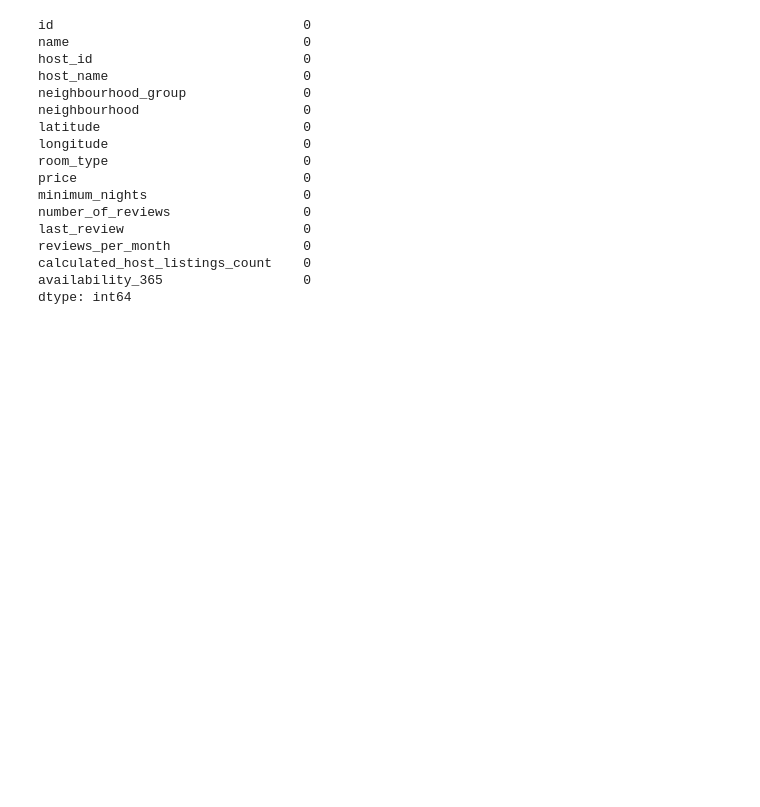
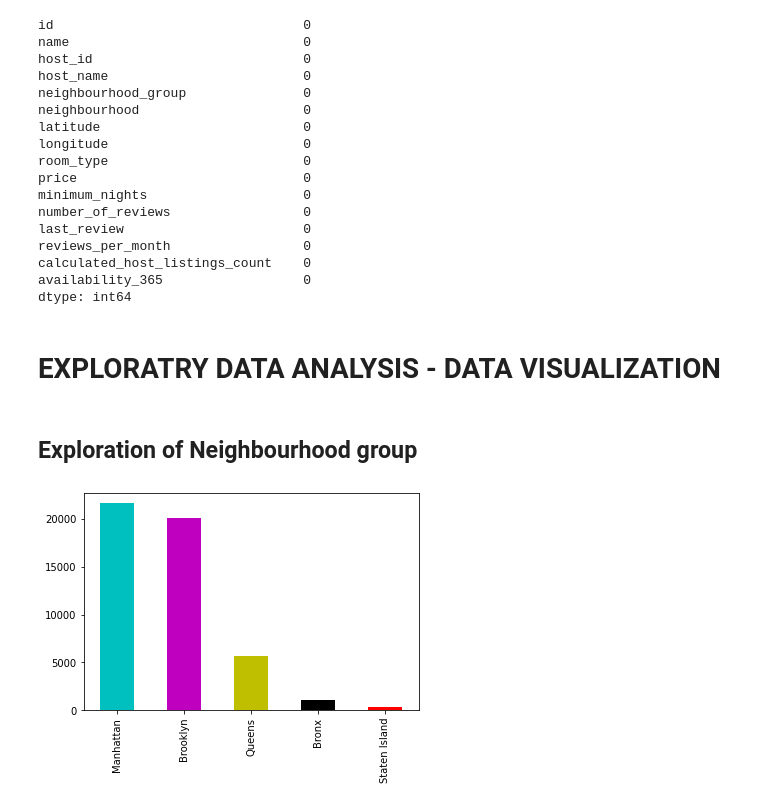
Before and after one commit to Aniket-Satpute/Airbnb-Booking-Analysis, a Jupyter notebook: airbnb_booking_analysis_aniket.ipynb, the cells around one changed output. Saved outputs shown, nothing was run; the diff lists cells and outputs as text; code cells hidden in the pictures; blank space fills up the shorter version.

```diff
--- a/airbnb_booking_analysis_aniket.ipynb
+++ b/airbnb_booking_analysis_aniket.ipynb
@@ -159,3 +159,12 @@ reviews_per_month                 0
 calculated_host_listings_count    0
 availability_365                  0
 dtype: int64
+# %% [markdown]
+# **EXPLORATRY DATA ANALYSIS - DATA VISUALIZATION**
+# %% [markdown]
+## **Exploration of Neighbourhood group**
+# %%
+ABA['neighbourhood_group'].value_counts().plot(kind='bar',color=['c','m','y','k','r'])
+plt.show()
+# %% [output]
+[figure, added]
```
Also changed, not shown: parts of 3 cells of this notebook.
